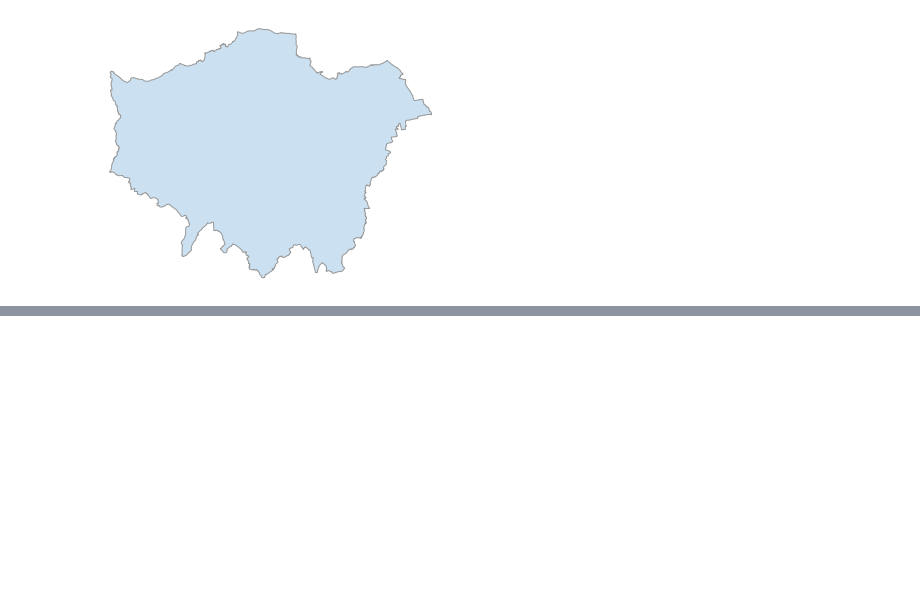
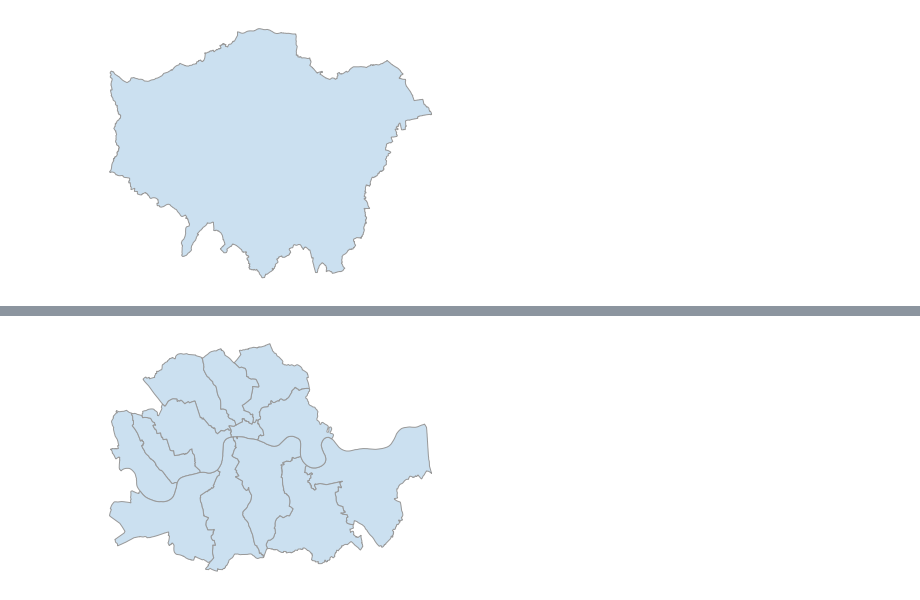
Before and after one commit to nicoleleman/30MapChallenge, a Jupyter notebook: Exploring OSMNX.ipynb, the cells around one changed output, grey strips where cells are left out. Saved outputs shown, nothing was run; the diff lists cells and outputs as text; code cells hidden in the pictures; blank space fills up the shorter version.

```diff
--- a/Exploring OSMNX.ipynb
+++ b/Exploring OSMNX.ipynb
@@ -36,0 +43,17 @@ KeyboardInterrupt:
+# %%
+inner_london_boroughs = ['City and County of the City of London',
+                         'London Borough of Camden, London',
+                        'Royal Borough of Greenwich, London',
+                        'London Borough of Hackney, London',
+                        'London Borough of Hammersmith and Fulham, London',
+                        'London Borough of Islington, London',
+                        'Royal Borough of Kensington and Chelsea, London',
+                        'London Borough of Lambeth, London',
+                        'London Borough of Lewisham, London',
+                        'London Borough of Southwark, London',
+                        'London Borough of Tower Hamlets, London',
+                        'London Borough of Wandsworth, London',
+                        'City of Westminster, London']
+# %%
+inner_london = ox.gdf_from_places(inner_london_boroughs, gdf_name='london')
+inner_london
@@ -36,0 +75,5 @@ KeyboardInterrupt:
+# %%
+inner_london = ox.project_gdf(inner_london)
+fig, ax = ox.plot_shape(inner_london)
+# %% [output]
+[figure, added]
```
Also changed, not shown: parts of 9 cells of this notebook.
